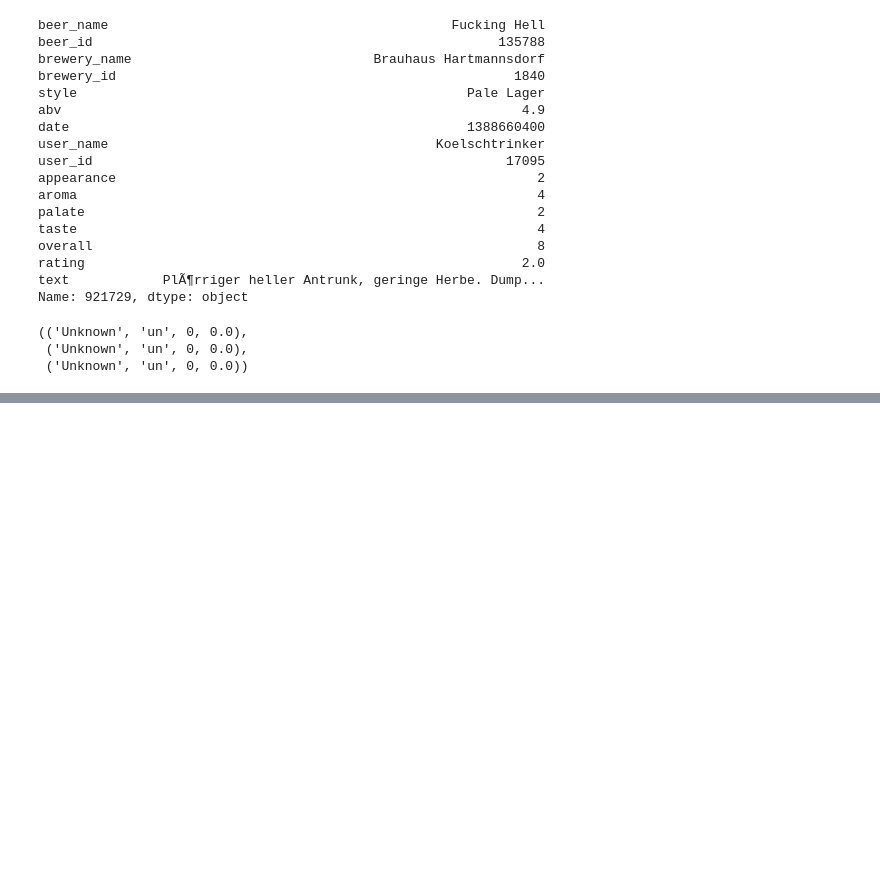
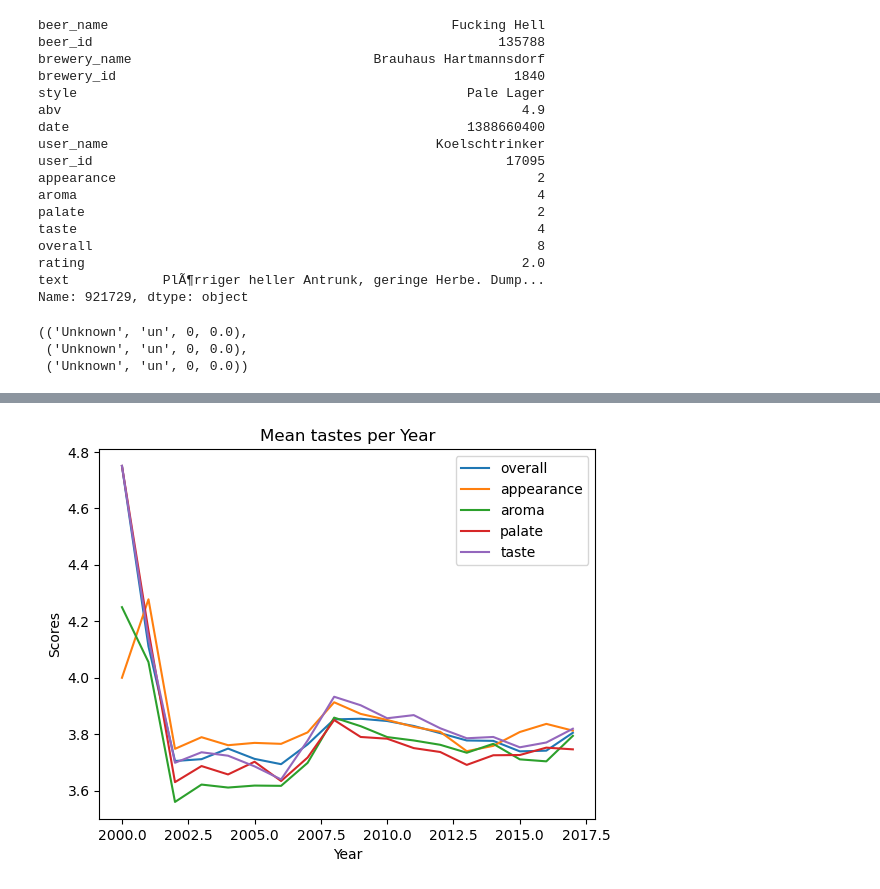
Before and after one commit to epfl-ada/ada-2023-project-dondada, a Jupyter notebook: MilestoneP2.ipynb, the cells around one changed output, grey strips where cells are left out. Drawn from its saved outputs; the diff is of its cells as text; code cells hidden in the pictures; blank space fills up the shorter version.

```diff
--- a/MilestoneP2.ipynb
+++ b/MilestoneP2.ipynb
@@ -109,7 +108,7 @@ txt_to_csv(path_ba,"ratings")
 # %% [output]
 ratings.csv is already present in the folder
 # %%
-reviews_ba = pd.read_csv(f"{path_ba}/reviews.csv", nrows=100)
+reviews_ba = pd.read_csv(f"{path_ba}/reviews.csv", nrows=10000)
 reviews_ba.head(3)
 # %% [output]
 |  | beer_name | beer_id | brewery_name | brewery_id | style | abv | date | user_name | user_id | ... |
@@ -1134,0 +1142,26 @@ cld2.detect(txt)[2]
+# %%
+# merge users in reviews file with their countries info
+#fusionner cette cellule avec l'autre traitement de Beer Advocate plus bas !
+
+
+reviews_ba_f = reviews_ba_f.merge(users_ba_f, on='user_name', how='left').copy()
+reviews_ba_f['location'] = reviews_ba_f['location'].apply(lambda x: 'United States' if isinstance(x, str) and 'United States' in x else x)
+
+# modify date information
+# Convert Unix timestamps to 'YYYY-MM-DD' format and handle non-timestamp values
+def convert_to_date(value):
+    try:
+        return pd.to_datetime(value, unit='s').strftime('%Y-%m-%d')
+    except (TypeError, ValueError):
+        return value
+
+reviews_ba_f['date'] = reviews_ba_f['date'].apply(convert_to_date)
+reviews_ba_f['joined'] = reviews_ba_f['joined'].apply(convert_to_date)
+
+
+# Extract only the year from the 'date' column (assuming 'date' is already in datetime format)
+reviews_ba_f['date'] = pd.to_datetime(reviews_ba_f['date'], errors='coerce', format='%Y-%m-%d', utc=True).dt.year.astype('Int32')
+reviews_ba_f['joined'] = pd.to_datetime(reviews_ba_f['joined'], errors='coerce', format='%Y-%m-%d', utc=True).dt.year.astype('Int32')
+
+
+print(reviews_ba_f['date'])
@@ -1134,0 +1201,19 @@ cld2.detect(txt)[2]
+# %%
+#Evolution of mean tastes along the years
+
+summary_df = reviews_ba_f.groupby('date').agg({'overall': 'mean', 'appearance': 'mean','aroma': 'mean', 'palate': 'mean', 'taste': 'mean'}).reset_index()
+
+plt.xlabel('Year')
+plt.ylabel('Scores')
+plt.title('Mean tastes per Year')
+
+plt.plot(summary_df['date'], summary_df['overall'], label='overall')
+plt.plot(summary_df['date'], summary_df['appearance'], label='appearance')
+plt.plot(summary_df['date'], summary_df['aroma'], label='aroma')
+plt.plot(summary_df['date'], summary_df['palate'], label='palate')
+plt.plot(summary_df['date'], summary_df['taste'], label='taste')
+
+plt.legend()
+plt.show()
+# %% [output]
+[figure, added]
```
Also changed, not shown: parts of 11 cells of this notebook.
